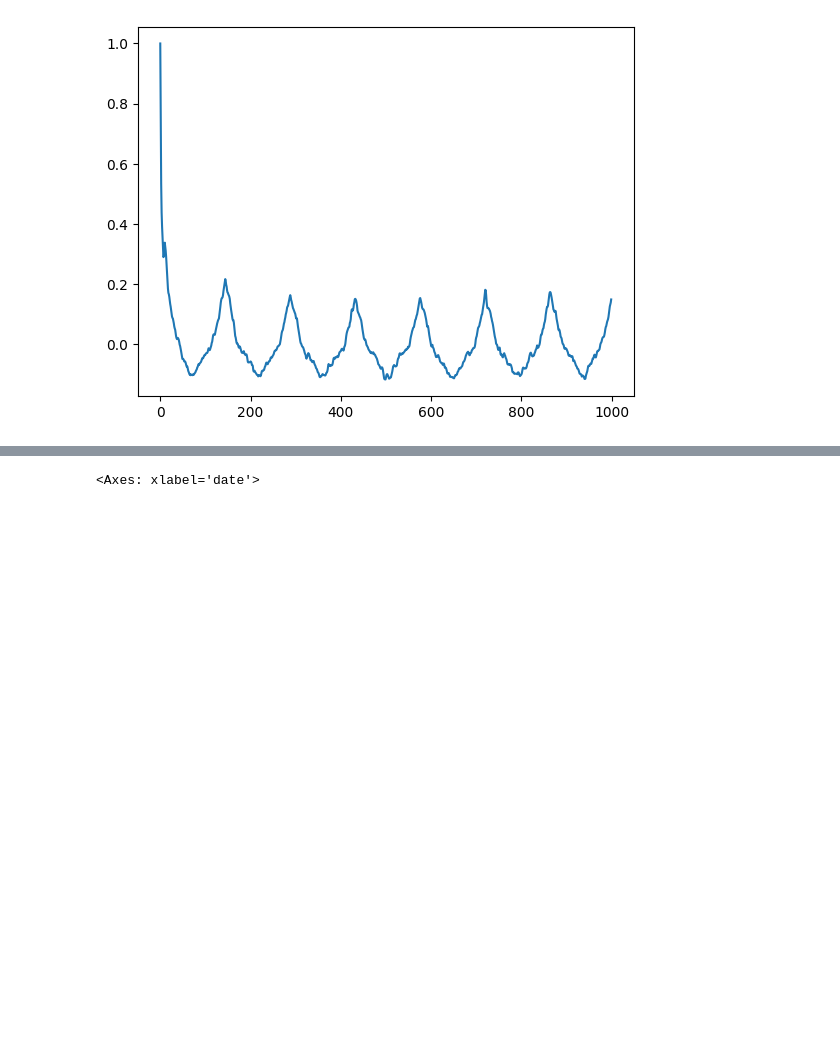
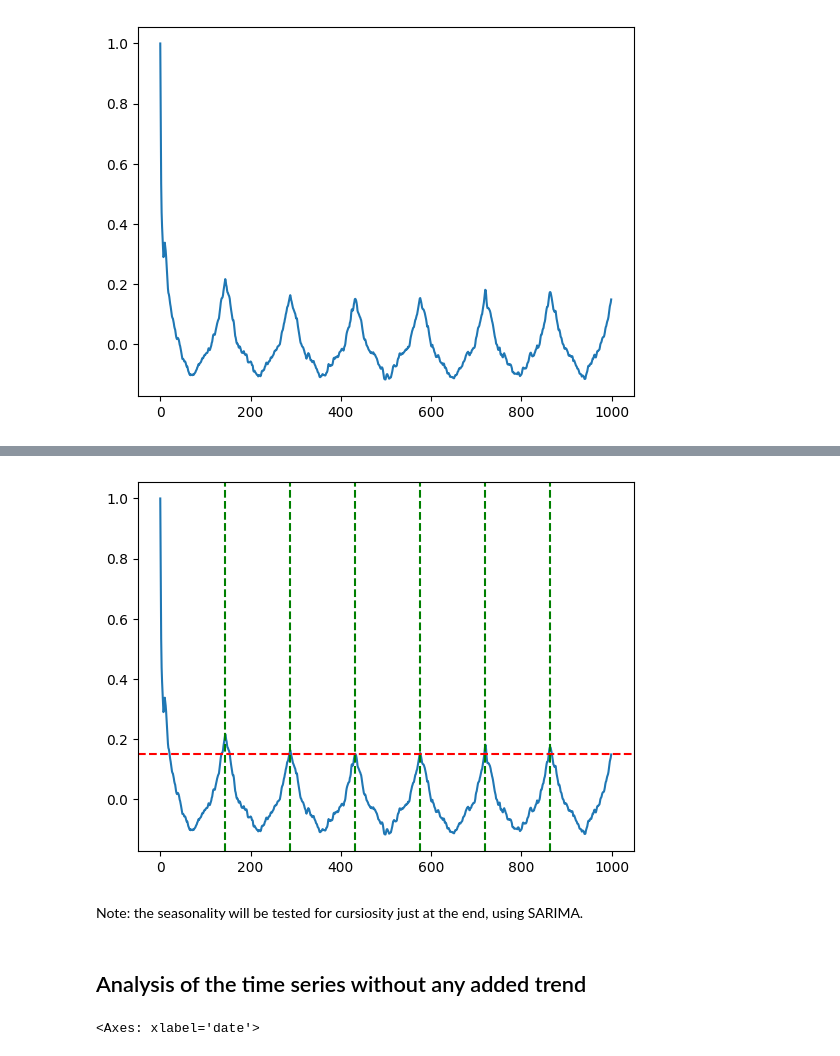
Before and after one commit to leonardocrociani/Intelligent-Systems-For-Pattern-Recognition, a Jupyter notebook: time-series-analysis.ipynb, the cells around one changed output, grey strips where cells are left out. Saved outputs shown, nothing was run; the diff lists cells and outputs as text; code cells hidden in the pictures; blank space fills up the shorter version.

```diff
--- a/time-series-analysis.ipynb
+++ b/time-series-analysis.ipynb
@@ -54,3 +85,19 @@ pd.Series(correlations).plot()
+# %%
+correlations = []
+for i in range(1000):
+    correlations.append(ts['Appliances'].corr(
+        ts['Appliances'].shift(-i)
+    ))
+pd.Series(correlations).plot()
+plt.axhline(np.min(peak_corrlations), color='red', linestyle='--')
+for i in peak_indices:
+    plt.axvline(i+50, color='green', linestyle='--')
+# %% [output]
+[figure, added]
+# %% [markdown]
+Note: the seasonality will be tested for cursiosity just at the end, using SARIMA.
+# %% [markdown]
+## Analysis of the time series without any added trend
 # %%
 ts.plot(figsize=(20, 6))
 # %% [output]
```
Also changed, not shown: parts of 38 cells of this notebook, 2 other files.
